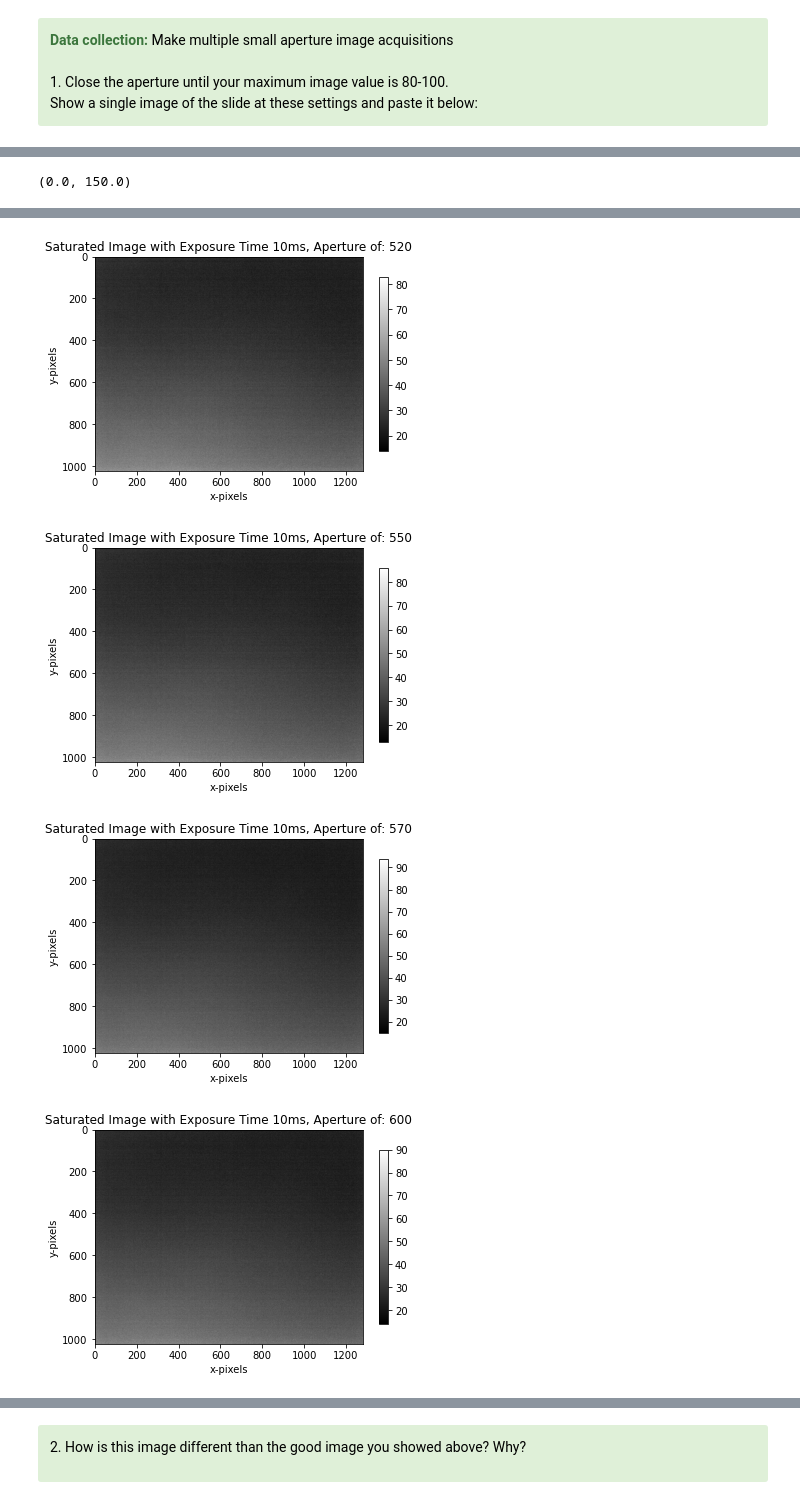
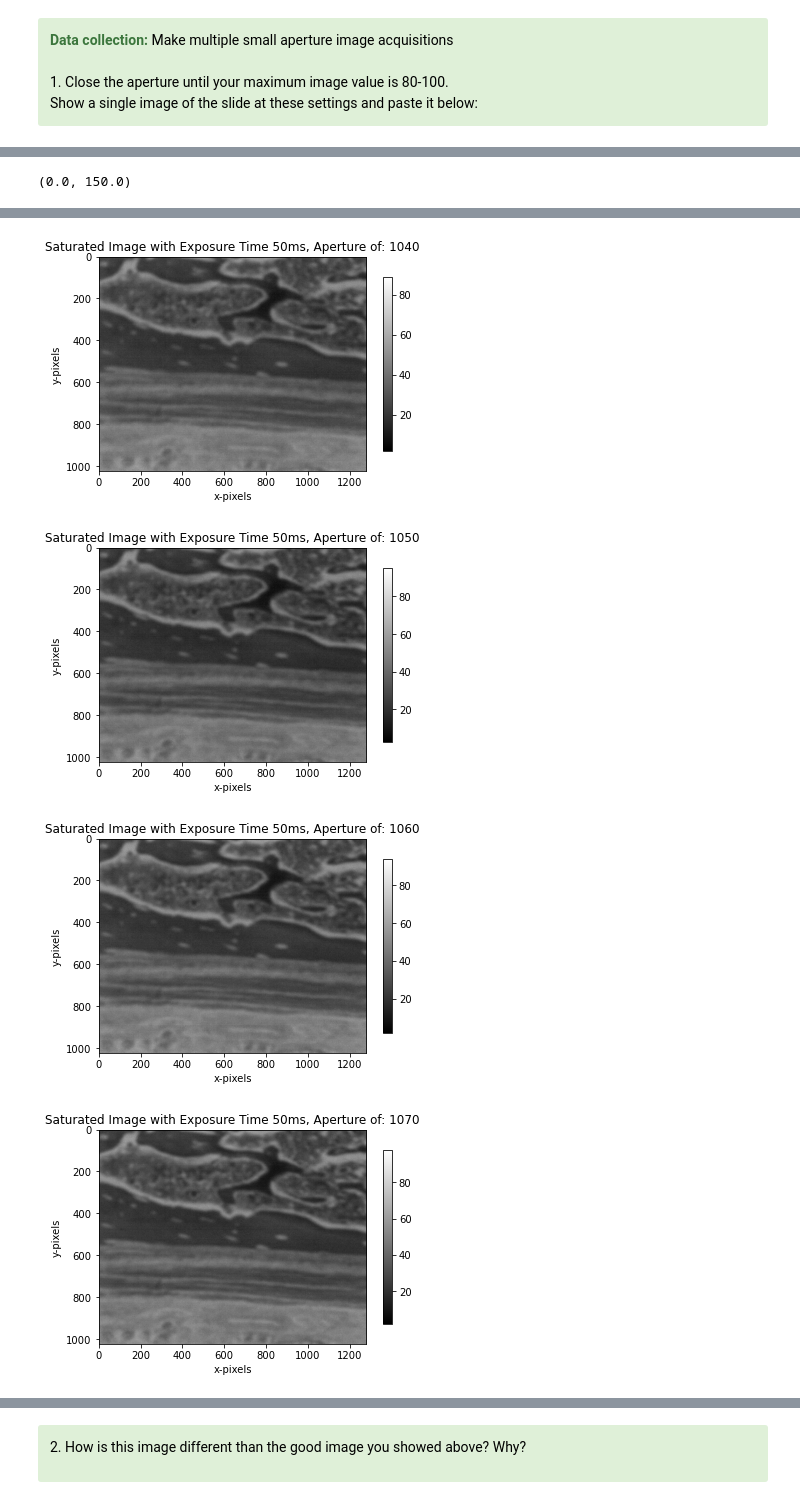
Before and after one commit to skhan102jh/Build-an-Imager, a Jupyter notebook: Lab1 Part1.ipynb, the cells around one changed output, grey strips where cells are left out. Saved outputs shown, nothing was run; the diff lists cells and outputs as text; code cells hidden in the pictures.

```diff
--- a/Lab1 Part1.ipynb
+++ b/Lab1 Part1.ipynb
@@ -582,7 +582,8 @@ Show a single image of the slide at these settings and paste it below:
 </font>
 </div>
 # %%
-c.set_exposure(10)
+c.set_exposure(50)
+l.set_intensity(10)
 # %%
 ap_arr = [992, 1000, 1010, 1020, 1030, 1040, 1050, 1060, 1070]
 ap_imgs = []
@@ -593,7 +594,7 @@ for a in ap_arr:
     print(np.max(imgs))
     plt.figure()
     x = plt.imshow(imgs, cmap = "gray");
-    plt.title("Saturated Image with Exposure Time 10ms, Aperture of: " + str(a));
+    plt.title("Saturated Image with Exposure Time 50ms, Aperture of: " + str(a));
     plt.xlabel("x-pixels");
     plt.ylabel("y-pixels");
     plt.colorbar(x, shrink=0.8)
@@ -605,7 +606,7 @@ plt.figure()
 plt.hist(ap_imgs[4].ravel(),1024,[0,1024]);
 plt.ylabel("Pixel Count");
 plt.xlabel("Intensities");
-plt.title("Gray Level Histogram of Image at Aperture of: " + str(4));
+plt.title("Gray Level Histogram of Image at Aperture of: " + str(ap_arr[4]));
 plt.xlim(0,150)
 # %% [output]
 Max Image Values
@@ -627,4 +628,4 @@ Max Image Values
-[figure, old version]
+[figure, new version]
-[figure, old version]
+[figure, new version]
-[figure, old version]
+[figure, new version]
-[figure, old version]
+[figure, new version]
```
Also changed, not shown: parts of 5 cells of this notebook.
